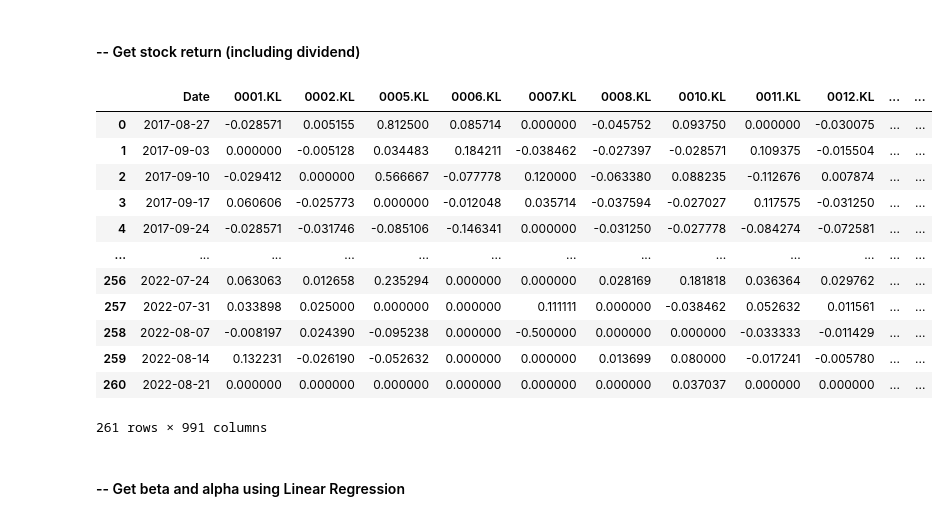
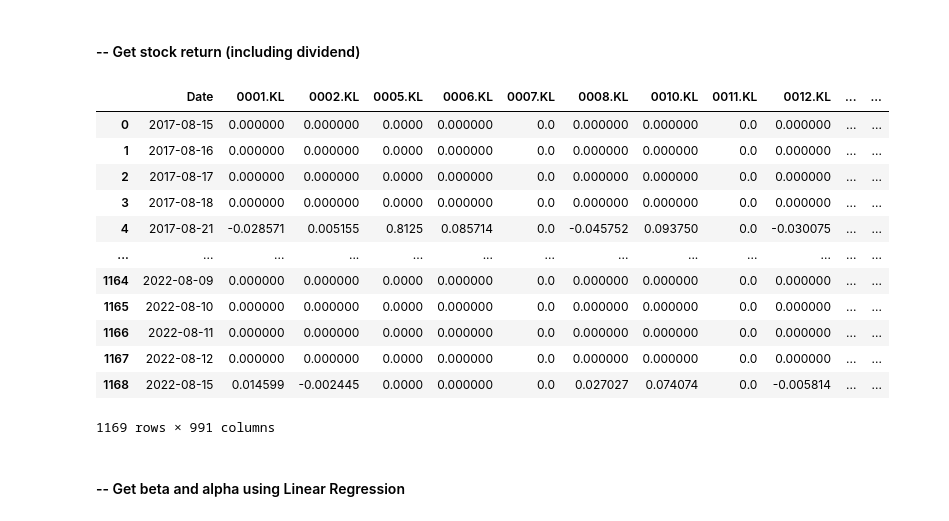
Before and after one commit to tan-yong-sheng/bursa-scraper, a Jupyter notebook: notebook/Bursa_scraper.ipynb, the cells around one changed output. Drawn from its saved outputs; the diff is of its cells as text; code cells hidden in the pictures.

```diff
--- a/notebook/Bursa_scraper.ipynb
+++ b/notebook/Bursa_scraper.ipynb
@@ -11,7 +11,7 @@ rf: float = 4.00 # risk free rate (in percentage %)
 period: int = 5 # e.g. 5 = 5 years
 interval: str = "1 week" # options = "1 day", "1 week", "1 month", 3 month""
 confidence_level: float = 1.0 # confidence_level (in percentage %)
-include_dividends: bool = True # include dividends into stock return calculation
+include_dividends: bool = False # include dividends into stock return calculation
 # %% [markdown]
 ## Setup
 # %%
@@ -351,32 +345,34 @@ if include_dividends:
     resample_period = {"1wk": "W","1mo":"M","3mo": "Q"}
     stock_with_div_df = stock_with_div_df.resample(resample_period[interval]).mean().reset_index()
   else:
-    stock_with_div_df = stock_with_div_df.mean().reset_index()
+    stock_with_div_df = stock_with_div_df.reset_index()
 
+  stock_with_div_df.to_csv("stock_with_div_df.csv")
   stock_with_div_df
 # %% [markdown]
 #### -- Get stock return (including dividend)
 # %%
 if include_dividends:
   total_stock_return_df = getReturn(stock_with_div_df)
 
 else:
   total_stock_return_df = getReturn(stock_df)
+total_stock_return_df.to_csv("total_stock_return_df.csv")
 total_stock_return_df
 # %% [output]
 |  | Date | 0001.KL | 0002.KL | 0005.KL | 0006.KL | 0007.KL | 0008.KL | 0010.KL | 0011.KL | 0012.KL | ... | ... |
-| 0 | 2017-08-27 | -0.028571 | 0.005155 | 0.812500 | 0.085714 | 0.000000 | -0.045752 | 0.093750 | 0.000000 | -0.030075 | ... | ... |
-| 1 | 2017-09-03 | 0.000000 | -0.005128 | 0.034483 | 0.184211 | -0.038462 | -0.027397 | -0.028571 | 0.109375 | -0.015504 | ... | ... |
-| 2 | 2017-09-10 | -0.029412 | 0.000000 | 0.566667 | -0.077778 | 0.120000 | -0.063380 | 0.088235 | -0.112676 | 0.007874 | ... | ... |
-| 3 | 2017-09-17 | 0.060606 | -0.025773 | 0.000000 | -0.012048 | 0.035714 | -0.037594 | -0.027027 | 0.117575 | -0.031250 | ... | ... |
-| 4 | 2017-09-24 | -0.028571 | -0.031746 | -0.085106 | -0.146341 | 0.000000 | -0.031250 | -0.027778 | -0.084274 | -0.072581 | ... | ... |
+| 0 | 2017-08-15 | 0.000000 | 0.000000 | 0.0000 | 0.000000 | 0.0 | 0.000000 | 0.000000 | 0.0 | 0.000000 | ... | ... |
+| 1 | 2017-08-16 | 0.000000 | 0.000000 | 0.0000 | 0.000000 | 0.0 | 0.000000 | 0.000000 | 0.0 | 0.000000 | ... | ... |
+| 2 | 2017-08-17 | 0.000000 | 0.000000 | 0.0000 | 0.000000 | 0.0 | 0.000000 | 0.000000 | 0.0 | 0.000000 | ... | ... |
+| 3 | 2017-08-18 | 0.000000 | 0.000000 | 0.0000 | 0.000000 | 0.0 | 0.000000 | 0.000000 | 0.0 | 0.000000 | ... | ... |
+| 4 | 2017-08-21 | -0.028571 | 0.005155 | 0.8125 | 0.085714 | 0.0 | -0.045752 | 0.093750 | 0.0 | -0.030075 | ... | ... |
 | ... | ... | ... | ... | ... | ... | ... | ... | ... | ... | ... | ... | ... |
-| 256 | 2022-07-24 | 0.063063 | 0.012658 | 0.235294 | 0.000000 | 0.000000 | 0.028169 | 0.181818 | 0.036364 | 0.029762 | ... | ... |
-| 257 | 2022-07-31 | 0.033898 | 0.025000 | 0.000000 | 0.000000 | 0.111111 | 0.000000 | -0.038462 | 0.052632 | 0.011561 | ... | ... |
-| 258 | 2022-08-07 | -0.008197 | 0.024390 | -0.095238 | 0.000000 | -0.500000 | 0.000000 | 0.000000 | -0.033333 | -0.011429 | ... | ... |
-| 259 | 2022-08-14 | 0.132231 | -0.026190 | -0.052632 | 0.000000 | 0.000000 | 0.013699 | 0.080000 | -0.017241 | -0.005780 | ... | ... |
-| 260 | 2022-08-21 | 0.000000 | 0.000000 | 0.000000 | 0.000000 | 0.000000 | 0.000000 | 0.037037 | 0.000000 | 0.000000 | ... | ... |
+| 1164 | 2022-08-09 | 0.000000 | 0.000000 | 0.0000 | 0.000000 | 0.0 | 0.000000 | 0.000000 | 0.0 | 0.000000 | ... | ... |
+| 1165 | 2022-08-10 | 0.000000 | 0.000000 | 0.0000 | 0.000000 | 0.0 | 0.000000 | 0.000000 | 0.0 | 0.000000 | ... | ... |
+| 1166 | 2022-08-11 | 0.000000 | 0.000000 | 0.0000 | 0.000000 | 0.0 | 0.000000 | 0.000000 | 0.0 | 0.000000 | ... | ... |
+| 1167 | 2022-08-12 | 0.000000 | 0.000000 | 0.0000 | 0.000000 | 0.0 | 0.000000 | 0.000000 | 0.0 | 0.000000 | ... | ... |
+| 1168 | 2022-08-15 | 0.014599 | -0.002445 | 0.0000 | 0.000000 | 0.0 | 0.027027 | 0.074074 | 0.0 | -0.005814 | ... | ... |
-261 rows × 991 columns
+1169 rows × 991 columns
 # %% [markdown]
 #### -- Get beta and alpha using Linear Regression
 # %%
```
Also changed, not shown: parts of 20 cells of this notebook.
